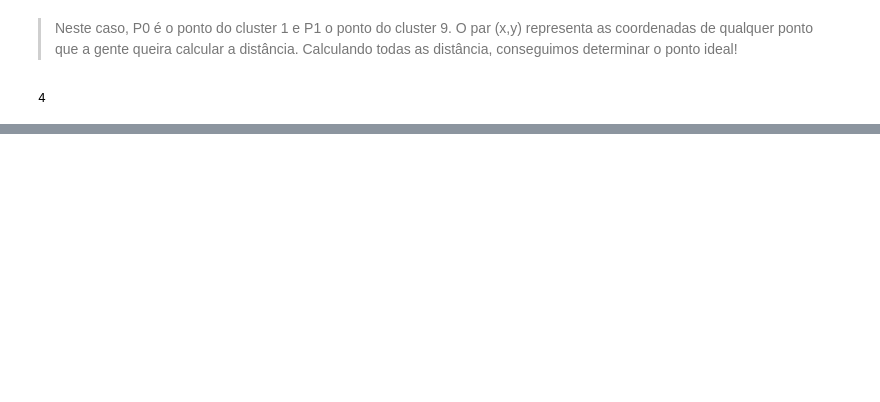
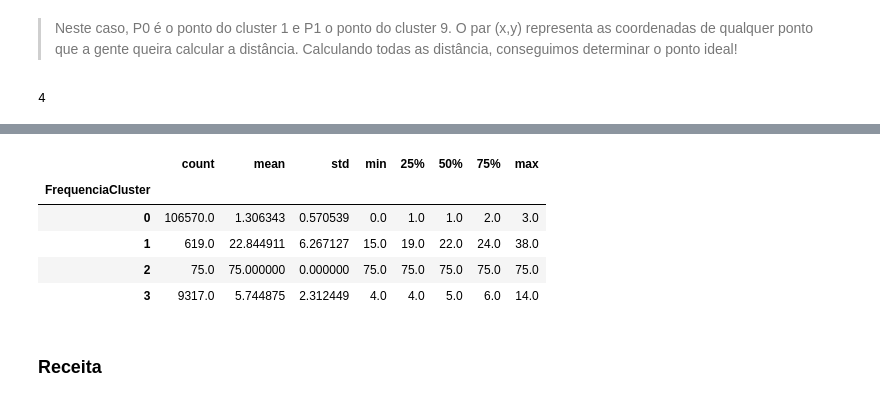
Before and after one commit to thayannefranca/Segmentacao_de_Clientes, a Jupyter notebook: clusterizacao.ipynb, the cells around one changed output, grey strips where cells are left out. Saved outputs shown, nothing was run; the diff lists cells and outputs as text; code cells hidden in the pictures; blank space fills up the shorter version.

```diff
--- a/clusterizacao.ipynb
+++ b/clusterizacao.ipynb
@@ -176,0 +239,12 @@ n
+# %%
+# ordena os clusters de frequência
+df_usuario.groupby('FrequenciaCluster')['Frequencia'].describe()
+# %% [output]
+|  | count | mean | std | min | 25% | 50% | 75% | max |
+| FrequenciaCluster |  |  |  |  |  |  |  |  |
+| 0 | 106570.0 | 1.306343 | 0.570539 | 0.0 | 1.0 | 1.0 | 2.0 | 3.0 |
+| 1 | 619.0 | 22.844911 | 6.267127 | 15.0 | 19.0 | 22.0 | 24.0 | 38.0 |
+| 2 | 75.0 | 75.000000 | 0.000000 | 75.0 | 75.0 | 75.0 | 75.0 | 75.0 |
+| 3 | 9317.0 | 5.744875 | 2.312449 | 4.0 | 4.0 | 5.0 | 6.0 | 14.0 |
+# %% [markdown]
+### Receita
```
Also changed, not shown: parts of 12 cells of this notebook.
